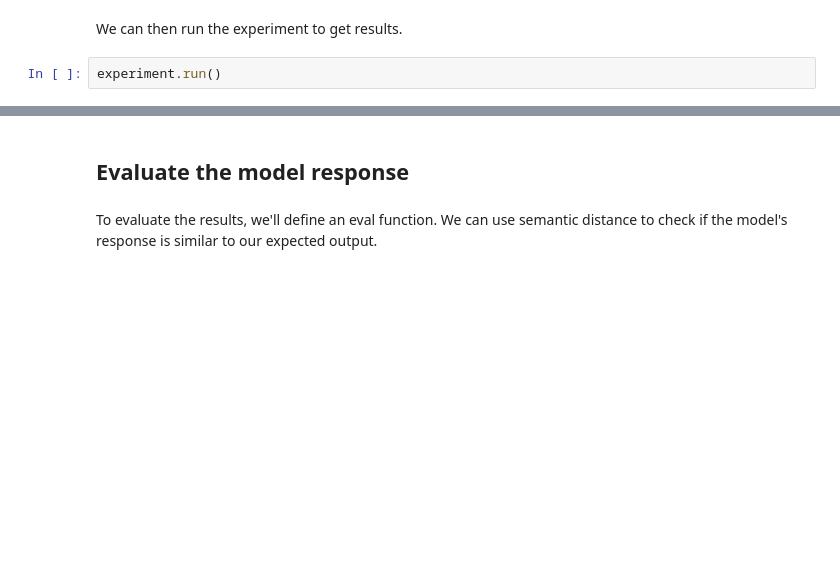
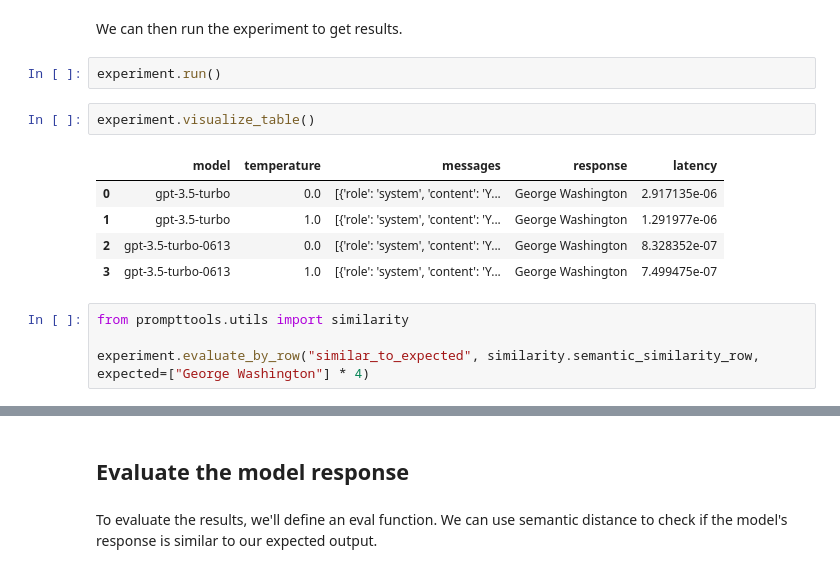
Before and after one commit to hegelai/prompttools, a Jupyter notebook: examples/notebooks/OpenAIChatExperiment.ipynb, the cells around one changed output, grey strips where cells are left out. Saved outputs shown, nothing was run; the diff lists cells and outputs as text; blank space fills up the shorter version.

```diff
--- a/examples/notebooks/OpenAIChatExperiment.ipynb
+++ b/examples/notebooks/OpenAIChatExperiment.ipynb
@@ -39,3 +38,15 @@ experiment = OpenAIChatExperiment(models, messages, temperature=temperatures)
 We can then run the experiment to get results.
 # %%
 experiment.run()
+# %%
+experiment.visualize_table()
+# %% [output]
+|  | model | temperature | messages | response | latency |
+| 0 | gpt-3.5-turbo | 0.0 | [{'role': 'system', 'content': 'Y... | George Washington | 2.917135e-06 |
+| 1 | gpt-3.5-turbo | 1.0 | [{'role': 'system', 'content': 'Y... | George Washington | 1.291977e-06 |
+| 2 | gpt-3.5-turbo-0613 | 0.0 | [{'role': 'system', 'content': 'Y... | George Washington | 8.328352e-07 |
+| 3 | gpt-3.5-turbo-0613 | 1.0 | [{'role': 'system', 'content': 'Y... | George Washington | 7.499475e-07 |
+# %%
+from prompttools.utils import similarity
+
+experiment.evaluate_by_row("similar_to_expected", similarity.semantic_similarity_row, expected=["George Washington"] * 4)
```
Also changed, not shown: parts of 9 cells of this notebook, 4 other files.
